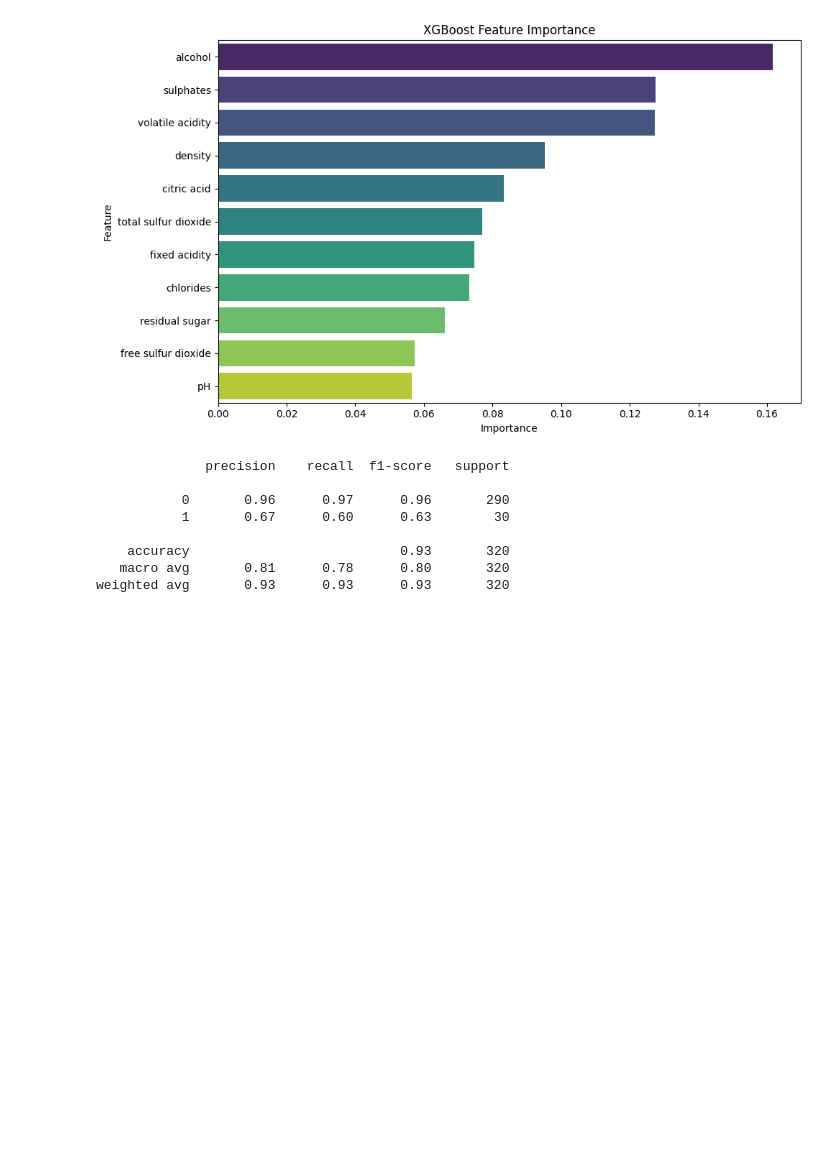
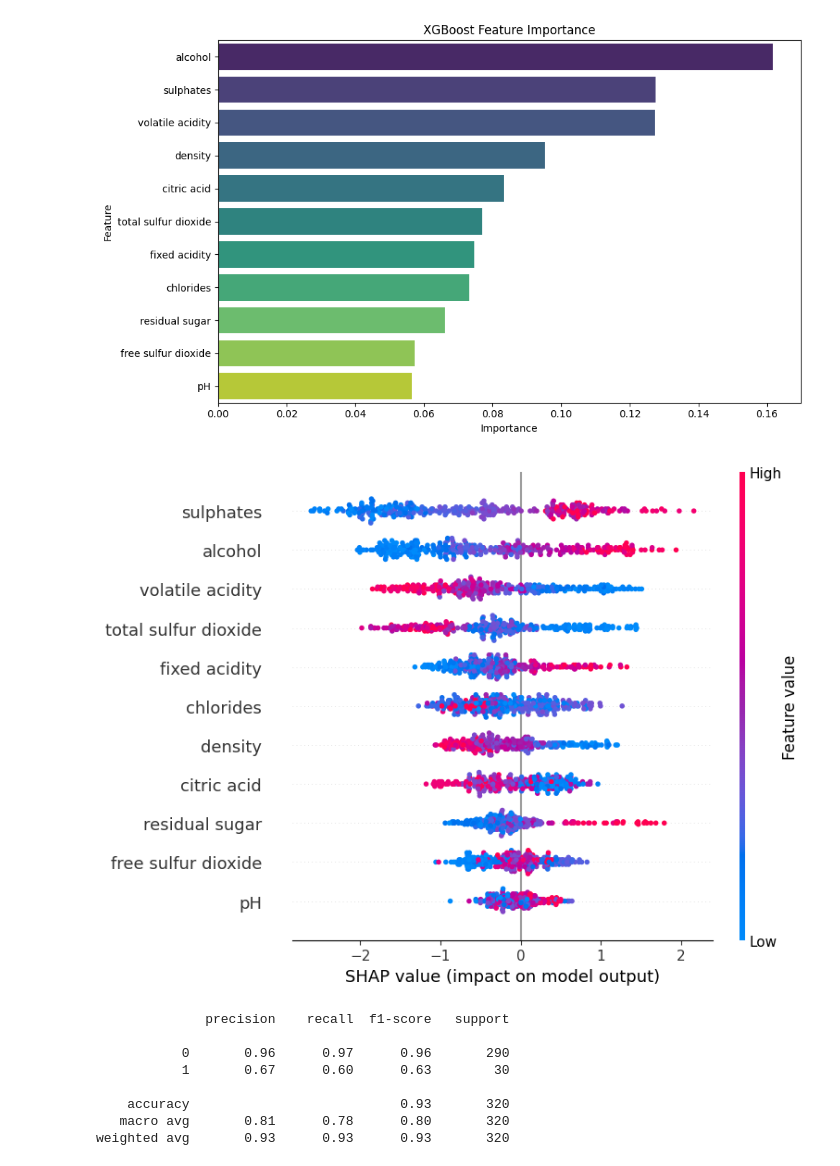
Before and after one commit to rytakahas/Classification, a Jupyter notebook: Classification.ipynb, the cells around one changed output. Cells and saved outputs as stored; diff of their text form; code cells hidden in the pictures; blank space fills up the shorter version.

```diff
--- a/Classification.ipynb
+++ b/Classification.ipynb
@@ -473,6 +473,20 @@ plt.tight_layout()
 plt.show()
 # %% [output]
 [figure]
+# %%
+# Prepare the feature names
+feature_names = data.drop(columns=['quality', 'quality_label']).columns.tolist()
+
+# Create SHAP explainer
+explainer = shap.Explainer(xgb_model, feature_names=feature_names)
+
+# Compute SHAP values
+shap_values = explainer(X_test.reshape(X_test.shape[0], -1))
+
+# SHAP Summary Plot
+shap.summary_plot(shap_values.values, X_test.reshape(X_test.shape[0], -1), feature_names=feature_names)
+# %% [output]
+[figure, added]
 # %%
 # Step 10: Test Model Reproducibility
 # Load the saved models
```
Also changed, not shown: parts of 8 cells of this notebook, 3 other files.
